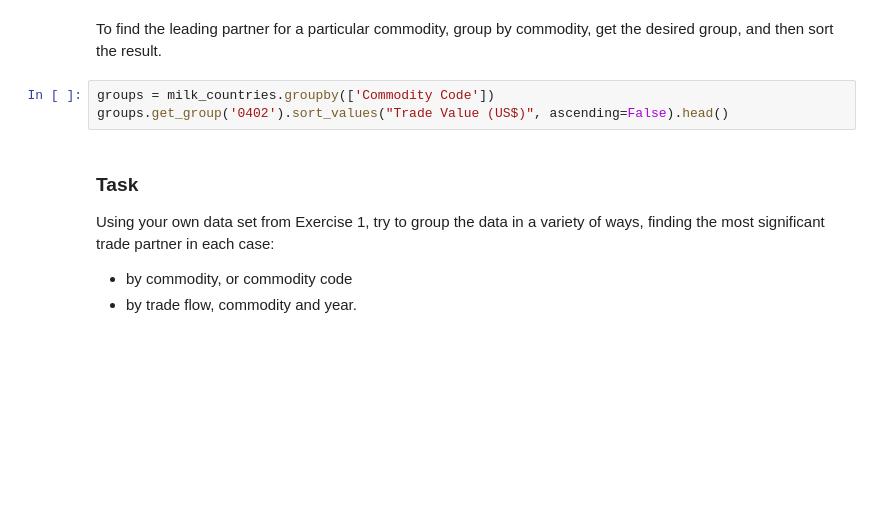
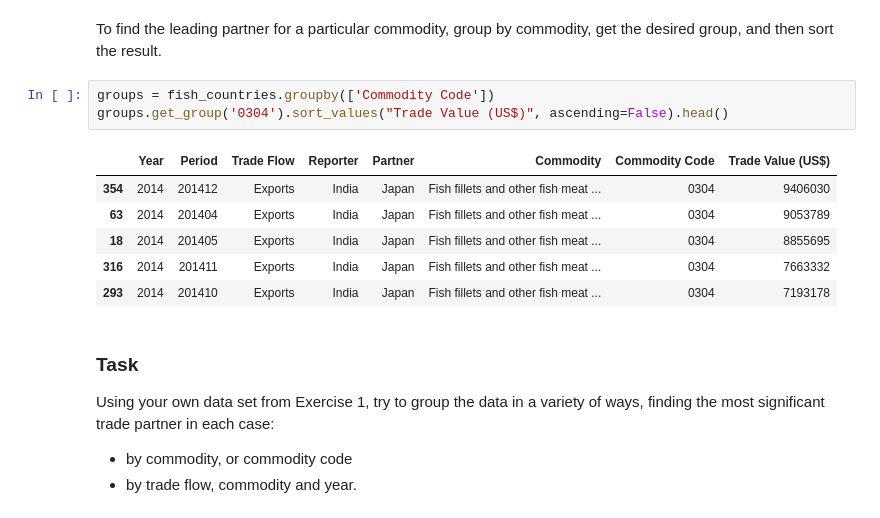
Before and after one commit to sreeramh4/dataScience, a Jupyter notebook: 4comtradeDB/Exercises_4.ipynb, the cells around one changed output. Drawn from its saved outputs; the diff is of its cells as text; blank space fills up the shorter version.

```diff
--- a/4comtradeDB/Exercises_4.ipynb
+++ b/4comtradeDB/Exercises_4.ipynb
@@ -219,8 +267,15 @@ groups.get_group( GROUP_PARTNERFLOW )
 # %% [markdown]
 To find the leading partner for a particular commodity, group by commodity, get the desired group, and then sort the result.
 # %%
-groups = milk_countries.groupby(['Commodity Code'])
-groups.get_group('0402').sort_values("Trade Value (US$)", ascending=False).head()
+groups = fish_countries.groupby(['Commodity Code'])
+groups.get_group('0304').sort_values("Trade Value (US$)", ascending=False).head()
+# %% [output]
+|  | Year | Period | Trade Flow | Reporter | Partner | Commodity | Commodity Code | Trade Value (US$) |
+| 354 | 2014 | 201412 | Exports | India | Japan | Fish fillets and other fish meat ... | 0304 | 9406030 |
+| 63 | 2014 | 201404 | Exports | India | Japan | Fish fillets and other fish meat ... | 0304 | 9053789 |
+| 18 | 2014 | 201405 | Exports | India | Japan | Fish fillets and other fish meat ... | 0304 | 8855695 |
+| 316 | 2014 | 201411 | Exports | India | Japan | Fish fillets and other fish meat ... | 0304 | 7663332 |
+| 293 | 2014 | 201410 | Exports | India | Japan | Fish fillets and other fish meat ... | 0304 | 7193178 |
 # %% [markdown]
 ### Task
 
```
Also changed, not shown: parts of 8 cells of this notebook.
